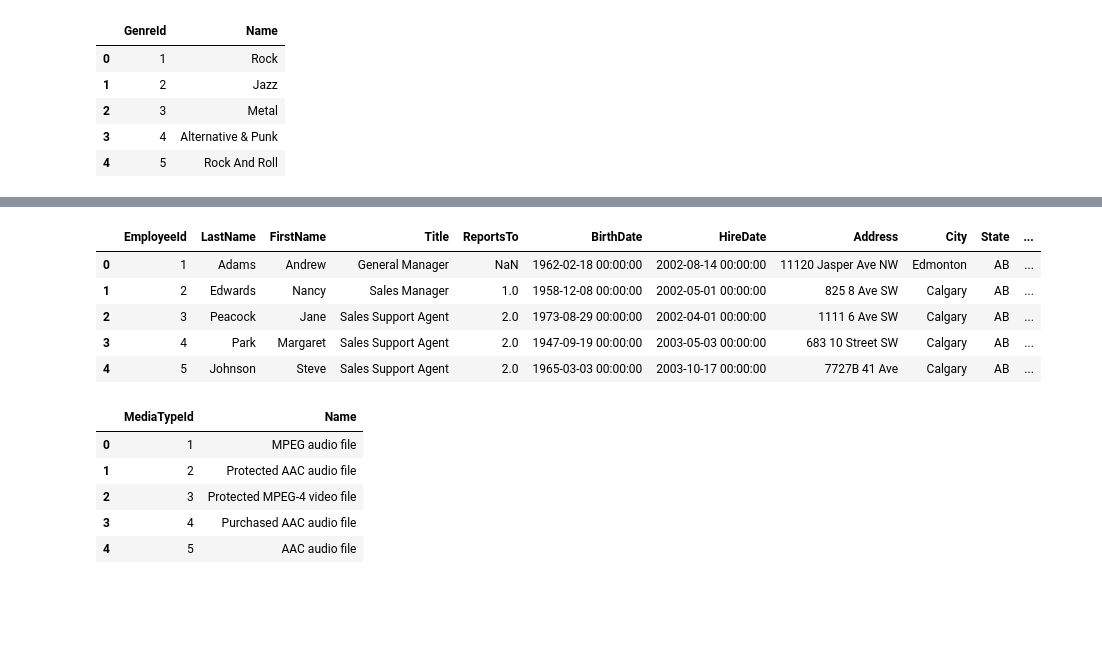
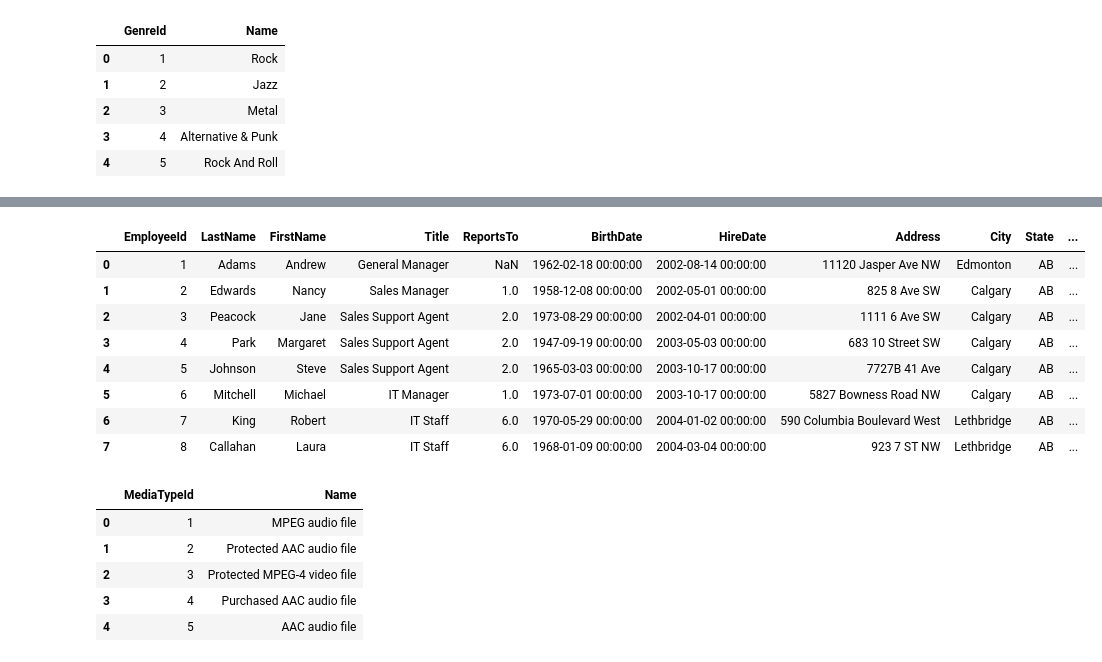
Before and after one commit to jakebroekhuizen/sql-support-bot, a Jupyter notebook: utils.ipynb, the cells around one changed output, grey strips where cells are left out. Cells and saved outputs as stored; diff of their text form; code cells hidden in the pictures; blank space fills up the shorter version.

```diff
--- a/utils.ipynb
+++ b/utils.ipynb
@@ -59,0 +63,6 @@ df
+# %%
+query = "SELECT * FROM customers LIMIT 10;"
+# Use the get_connection method to access the underlying connection
+with db._engine.connect() as conn:
+    df = pd.read_sql_query(query, conn)
+df  # Display the DataFrame
@@ -59,0 +81,12 @@ df
+# %%
+first_name = 'Astrid'
+last_name = 'Gruber'
+employees = db.run(
+    f"""
+    SELECT * FROM customers
+    WHERE FirstName='{first_name}' AND LastName='{last_name}'
+"""
+)
+employees
+employee_id = int(employees.strip("[]() ").split(',')[0])
+employee_id
@@ -59,0 +95,6 @@ df
+# %%
+query = "SELECT * FROM artists LIMIT 5;"
+# Use the get_connection method to access the underlying connection
+with db._engine.connect() as conn:
+    df = pd.read_sql_query(query, conn)
+df  # Display the DataFrame
@@ -60,16 +108,19 @@ df
 # %%
-query = "SELECT * FROM employees LIMIT 5;"
+query = "SELECT * FROM employees;"
 # Use the get_connection method to access the underlying connection
 with db._engine.connect() as conn:
     df = pd.read_sql_query(query, conn)
 df
 # %% [output]
 |  | EmployeeId | LastName | FirstName | Title | ReportsTo | BirthDate | HireDate | Address | City | State | ... |
 | 0 | 1 | Adams | Andrew | General Manager | NaN | 1962-02-18 00:00:00 | 2002-08-14 00:00:00 | 11120 Jasper Ave NW | Edmonton | AB | ... |
 | 1 | 2 | Edwards | Nancy | Sales Manager | 1.0 | 1958-12-08 00:00:00 | 2002-05-01 00:00:00 | 825 8 Ave SW | Calgary | AB | ... |
 | 2 | 3 | Peacock | Jane | Sales Support Agent | 2.0 | 1973-08-29 00:00:00 | 2002-04-01 00:00:00 | 1111 6 Ave SW | Calgary | AB | ... |
 | 3 | 4 | Park | Margaret | Sales Support Agent | 2.0 | 1947-09-19 00:00:00 | 2003-05-03 00:00:00 | 683 10 Street SW | Calgary | AB | ... |
 | 4 | 5 | Johnson | Steve | Sales Support Agent | 2.0 | 1965-03-03 00:00:00 | 2003-10-17 00:00:00 | 7727B 41 Ave | Calgary | AB | ... |
+| 5 | 6 | Mitchell | Michael | IT Manager | 1.0 | 1973-07-01 00:00:00 | 2003-10-17 00:00:00 | 5827 Bowness Road NW | Calgary | AB | ... |
+| 6 | 7 | King | Robert | IT Staff | 6.0 | 1970-05-29 00:00:00 | 2004-01-02 00:00:00 | 590 Columbia Boulevard West | Lethbridge | AB | ... |
+| 7 | 8 | Callahan | Laura | IT Staff | 6.0 | 1968-01-09 00:00:00 | 2004-03-04 00:00:00 | 923 7 ST NW | Lethbridge | AB | ... |
 # %%
 query = "SELECT * FROM media_types LIMIT 5;"
 # Use the get_connection method to access the underlying connection
```
Also changed, not shown: parts of 5 cells of this notebook, 4 other files.
